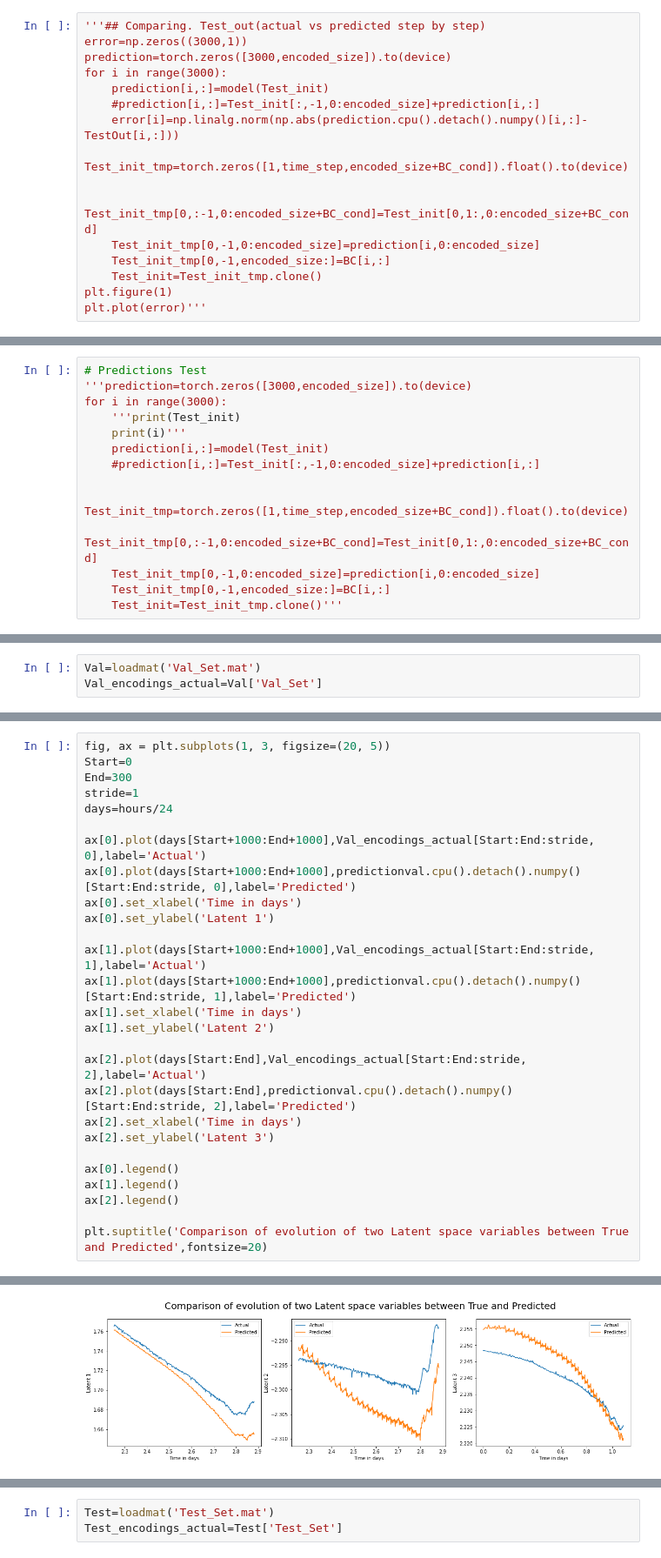
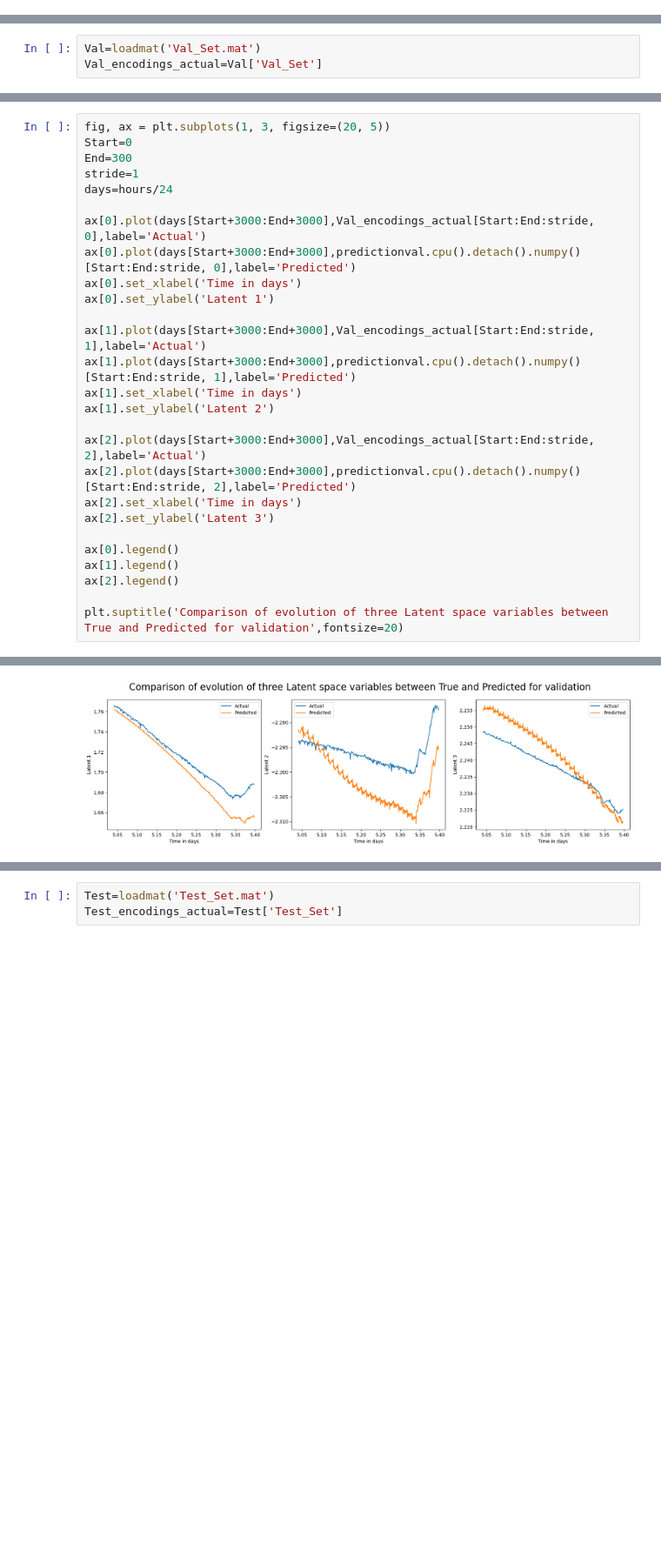
Before and after one commit to tejasbg004/ML-based-ROM-for-Upper-Ocean-Turbulence, a Jupyter notebook: LSTM_Tempo_DNN-Salinity.ipynb, the cells around one changed output, grey strips where cells are left out. Shown: that part at 87% size. Cells and saved outputs as stored; diff of their text form; blank space fills up the shorter version.

```diff
--- a/LSTM_Tempo_DNN-Salinity.ipynb
+++ b/LSTM_Tempo_DNN-Salinity.ipynb
@@ -517,16 +462,0 @@ torch.Size([1, 10, 6])
-# %%
-'''## Comparing. Test_out(actual vs predicted step by step)
-error=np.zeros((3000,1))
-prediction=torch.zeros([3000,encoded_size]).to(device)
-for i in range(3000):
-    prediction[i,:]=model(Test_init)
-    #prediction[i,:]=Test_init[:,-1,0:encoded_size]+prediction[i,:]
-    error[i]=np.linalg.norm(np.abs(prediction.cpu().detach().numpy()[i,:]-TestOut[i,:]))
-    Test_init_tmp=torch.zeros([1,time_step,encoded_size+BC_cond]).float().to(device)
-
-    Test_init_tmp[0,:-1,0:encoded_size+BC_cond]=Test_init[0,1:,0:encoded_size+BC_cond]
-    Test_init_tmp[0,-1,0:encoded_size]=prediction[i,0:encoded_size]
-    Test_init_tmp[0,-1,encoded_size:]=BC[i,:]
-    Test_init=Test_init_tmp.clone()
-plt.figure(1)
-plt.plot(error)'''
@@ -535,14 +462,0 @@ plt.plot(error)'''
-# %%
-# Predictions Test
-'''prediction=torch.zeros([3000,encoded_size]).to(device)
-for i in range(3000):
-    '''print(Test_init)
-    print(i)'''
-    prediction[i,:]=model(Test_init)
-    #prediction[i,:]=Test_init[:,-1,0:encoded_size]+prediction[i,:]
-
-    Test_init_tmp=torch.zeros([1,time_step,encoded_size+BC_cond]).float().to(device)
-    Test_init_tmp[0,:-1,0:encoded_size+BC_cond]=Test_init[0,1:,0:encoded_size+BC_cond]
-    Test_init_tmp[0,-1,0:encoded_size]=prediction[i,0:encoded_size]
-    Test_init_tmp[0,-1,encoded_size:]=BC[i,:]
-    Test_init=Test_init_tmp.clone()'''
@@ -678,18 +561,18 @@ End=300
 stride=1
 days=hours/24
 
-ax[0].plot(days[Start+1000:End+1000],Val_encodings_actual[Start:End:stride, 0],label='Actual')
-ax[0].plot(days[Start+1000:End+1000],predictionval.cpu().detach().numpy()[Start:End:stride, 0],label='Predicted')
+ax[0].plot(days[Start+3000:End+3000],Val_encodings_actual[Start:End:stride, 0],label='Actual')
+ax[0].plot(days[Start+3000:End+3000],predictionval.cpu().detach().numpy()[Start:End:stride, 0],label='Predicted')
 ax[0].set_xlabel('Time in days')
 ax[0].set_ylabel('Latent 1')
 
-ax[1].plot(days[Start+1000:End+1000],Val_encodings_actual[Start:End:stride, 1],label='Actual')
-ax[1].plot(days[Start+1000:End+1000],predictionval.cpu().detach().numpy()[Start:End:stride, 1],label='Predicted')
+ax[1].plot(days[Start+3000:End+3000],Val_encodings_actual[Start:End:stride, 1],label='Actual')
+ax[1].plot(days[Start+3000:End+3000],predictionval.cpu().detach().numpy()[Start:End:stride, 1],label='Predicted')
 ax[1].set_xlabel('Time in days')
 ax[1].set_ylabel('Latent 2')
 
-ax[2].plot(days[Start:End],Val_encodings_actual[Start:End:stride, 2],label='Actual')
-ax[2].plot(days[Start:End],predictionval.cpu().detach().numpy()[Start:End:stride, 2],label='Predicted')
+ax[2].plot(days[Start+3000:End+3000],Val_encodings_actual[Start:End:stride, 2],label='Actual')
+ax[2].plot(days[Start+3000:End+3000],predictionval.cpu().detach().numpy()[Start:End:stride, 2],label='Predicted')
 ax[2].set_xlabel('Time in days')
 ax[2].set_ylabel('Latent 3')
 
@@ -697,5 +580,5 @@ ax[0].legend()
 ax[1].legend()
 ax[2].legend()
 
-plt.suptitle('Comparison of evolution of two Latent space variables between True and Predicted',fontsize=20)
+plt.suptitle('Comparison of evolution of three Latent space variables between True and Predicted for validation',fontsize=20)
 # %% [output]
@@ -703 +586 @@ Text(0.5, 0.98, 'Comparison of evolution of two Latent space variables between T
-[figure, old version]
+[figure, new version]
```
Also changed, not shown: parts of 39 cells of this notebook, 1 other file.
